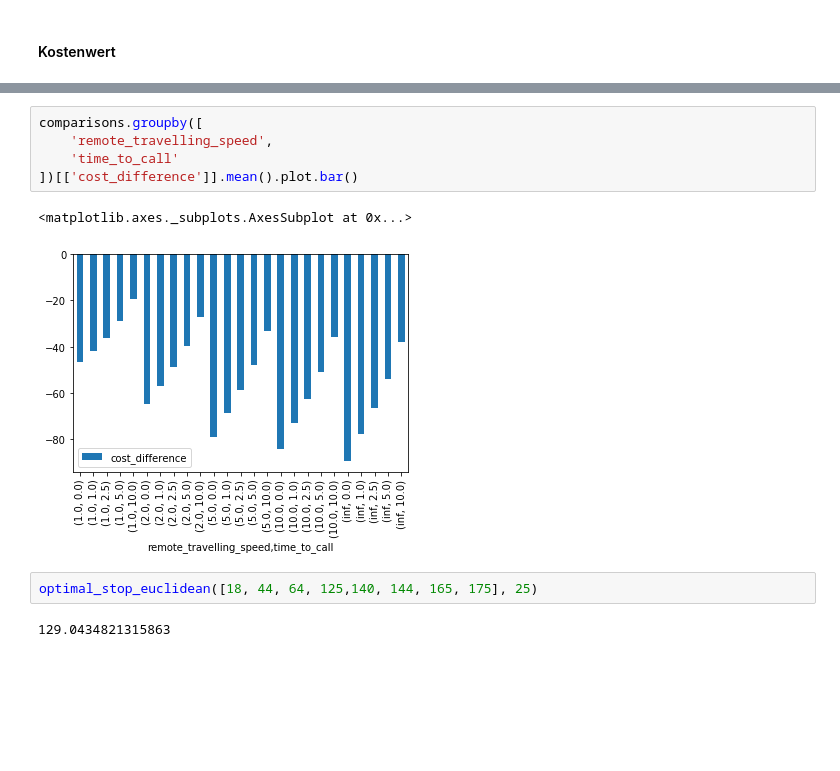
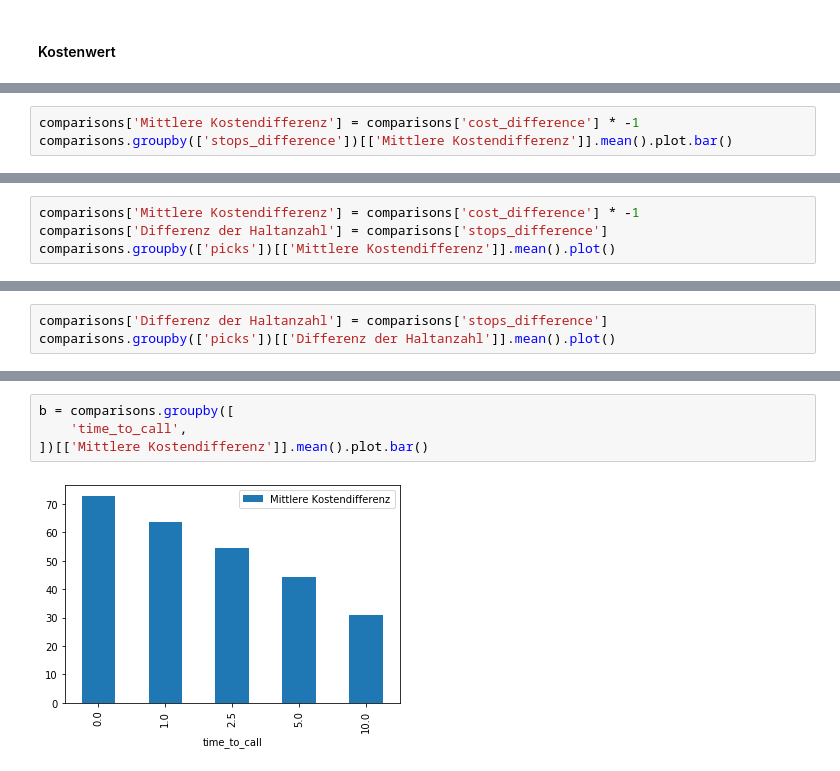
Before and after one commit to lukasleist/Order-Picking, a Jupyter notebook: goetschalckx.ipynb, the cells around one changed output, grey strips where cells are left out. Cells and saved outputs as stored; diff of their text form; blank space fills up the shorter version.

```diff
--- a/goetschalckx.ipynb
+++ b/goetschalckx.ipynb
@@ -520,0 +549,3 @@ np.mean(c1['number_remote_stops'] - c1['stops_difference'])
+# %%
+comparisons['Mittlere Kostendifferenz'] = comparisons['cost_difference'] * -1
+comparisons.groupby(['stops_difference'])[['Mittlere Kostendifferenz']].mean().plot.bar()
@@ -520,0 +555,4 @@ np.mean(c1['number_remote_stops'] - c1['stops_difference'])
+# %%
+comparisons['Mittlere Kostendifferenz'] = comparisons['cost_difference'] * -1
+comparisons['Differenz der Haltanzahl'] = comparisons['stops_difference']
+comparisons.groupby(['picks'])[['Mittlere Kostendifferenz']].mean().plot()
@@ -520,0 +562,3 @@ np.mean(c1['number_remote_stops'] - c1['stops_difference'])
+# %%
+comparisons['Differenz der Haltanzahl'] = comparisons['stops_difference']
+comparisons.groupby(['picks'])[['Differenz der Haltanzahl']].mean().plot()
@@ -521,12 +575,6 @@ np.mean(c1['number_remote_stops'] - c1['stops_difference'])
 # %%
-comparisons.groupby([
-    'remote_travelling_speed',
-    'time_to_call'
-])[['cost_difference']].mean().plot.bar()
+b = comparisons.groupby([
+    'time_to_call',
+])[['Mittlere Kostendifferenz']].mean().plot.bar()
 # %% [output]
-<matplotlib.axes._subplots.AxesSubplot at 0x...>
-[figure, old version]
+[figure, new version]
-# %%
-optimal_stop_euclidean([18, 44, 64, 125,140, 144, 165, 175], 25)
-# %% [output]
-129.0434821315863
```
Also changed, not shown: parts of 13 cells of this notebook, 1 other file.
